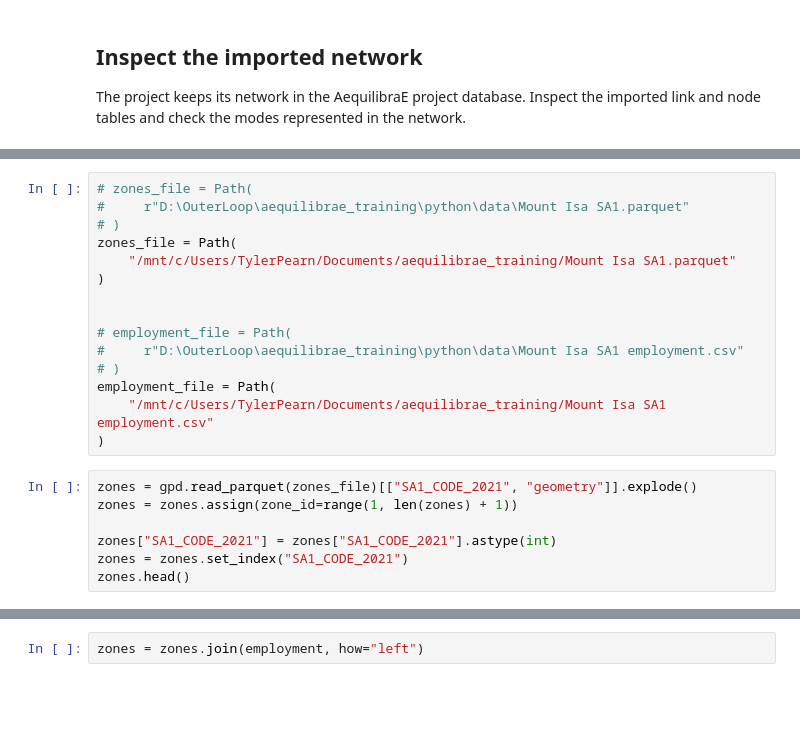
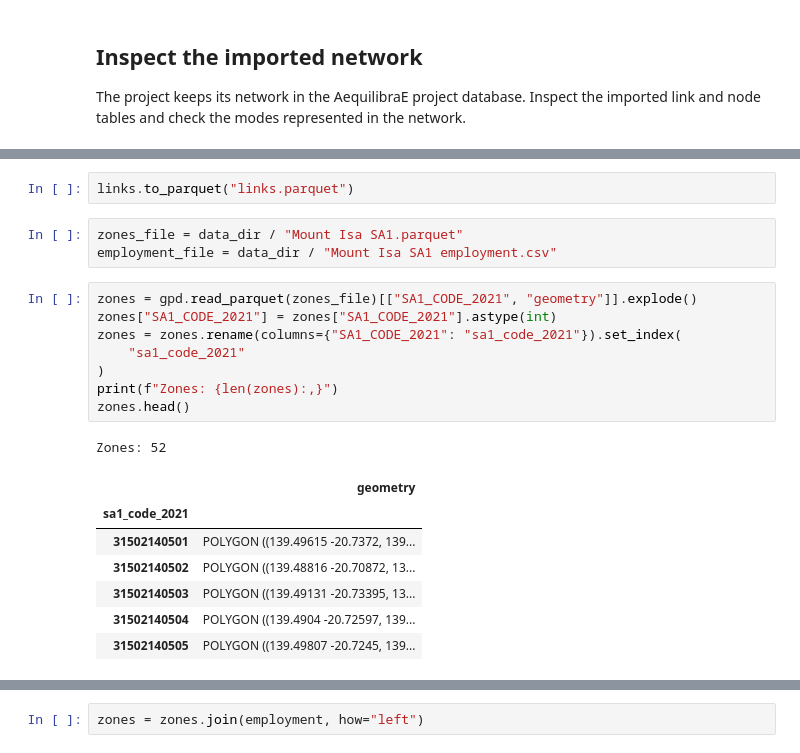
Before and after one commit to AequilibraE/atrf2026, a Jupyter notebook: workshop/mount-isa-osm-example.ipynb, the cells around one changed output, grey strips where cells are left out. Cells and saved outputs as stored; diff of their text form; blank space fills up the shorter version.

```diff
--- a/workshop/mount-isa-osm-example.ipynb
+++ b/workshop/mount-isa-osm-example.ipynb
@@ -122,25 +115,25 @@ links.head()
+# %%
+links.to_parquet("links.parquet")
 # %%
-# zones_file = Path(
-#     r"D:\OuterLoop\aequilibrae_training\python\data\Mount Isa SA1.parquet"
-# )
-zones_file = Path(
-    "/mnt/c/Users/TylerPearn/Documents/aequilibrae_training/Mount Isa SA1.parquet"
-)
-
-
-# employment_file = Path(
-#     r"D:\OuterLoop\aequilibrae_training\python\data\Mount Isa SA1 employment.csv"
-# )
-employment_file = Path(
-    "/mnt/c/Users/TylerPearn/Documents/aequilibrae_training/Mount Isa SA1 employment.csv"
-)
+zones_file = data_dir / "Mount Isa SA1.parquet"
+employment_file = data_dir / "Mount Isa SA1 employment.csv"
 # %%
 zones = gpd.read_parquet(zones_file)[["SA1_CODE_2021", "geometry"]].explode()
-zones = zones.assign(zone_id=range(1, len(zones) + 1))
-
 zones["SA1_CODE_2021"] = zones["SA1_CODE_2021"].astype(int)
-zones = zones.set_index("SA1_CODE_2021")
+zones = zones.rename(columns={"SA1_CODE_2021": "sa1_code_2021"}).set_index(
+    "sa1_code_2021"
+)
+print(f"Zones: {len(zones):,}")
 zones.head()
+# %% [output]
+Zones: 52
+|  | geometry |
+| sa1_code_2021 |  |
+| 31502140501 | POLYGON ((139.49615 -20.7372, 139... |
+| 31502140502 | POLYGON ((139.48816 -20.70872, 13... |
+| 31502140503 | POLYGON ((139.49131 -20.73395, 13... |
+| 31502140504 | POLYGON ((139.4904 -20.72597, 139... |
+| 31502140505 | POLYGON ((139.49807 -20.7245, 139... |
 # %%
 employment = (
     pd.read_csv(employment_file, skiprows=9)  # Skip ABS header
```
Also changed, not shown: parts of 40 cells of this notebook, 1 other file.
